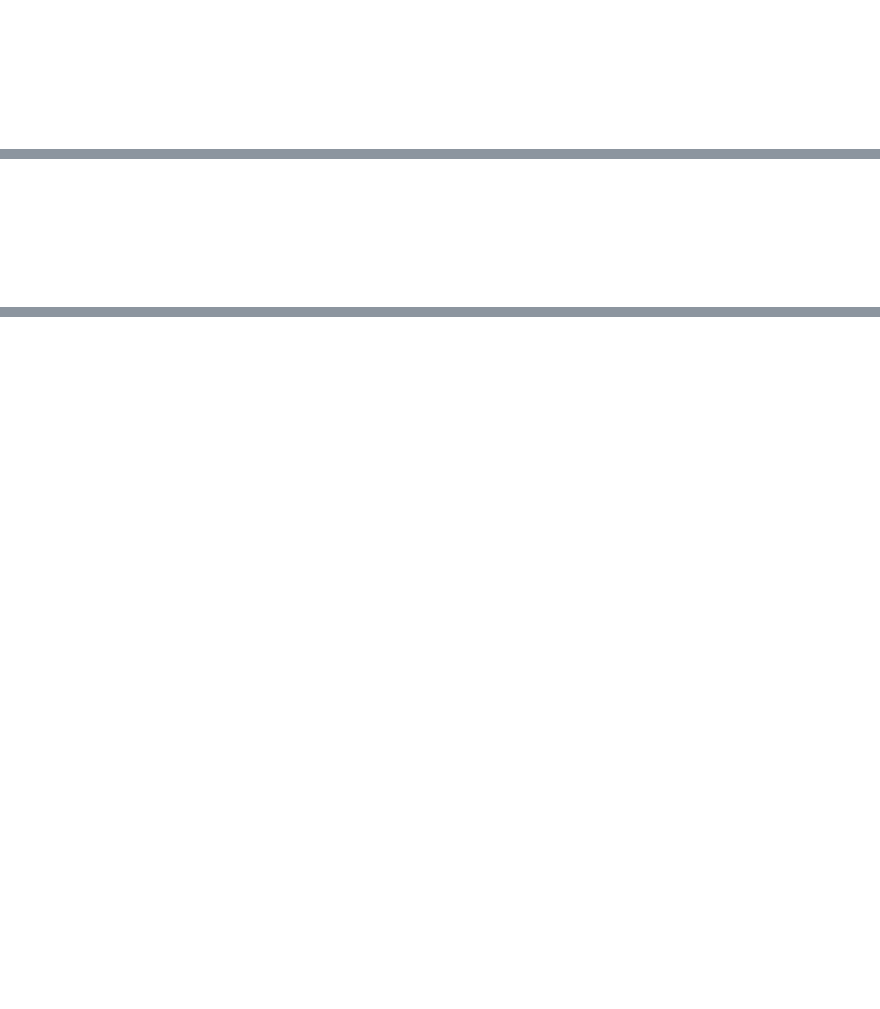
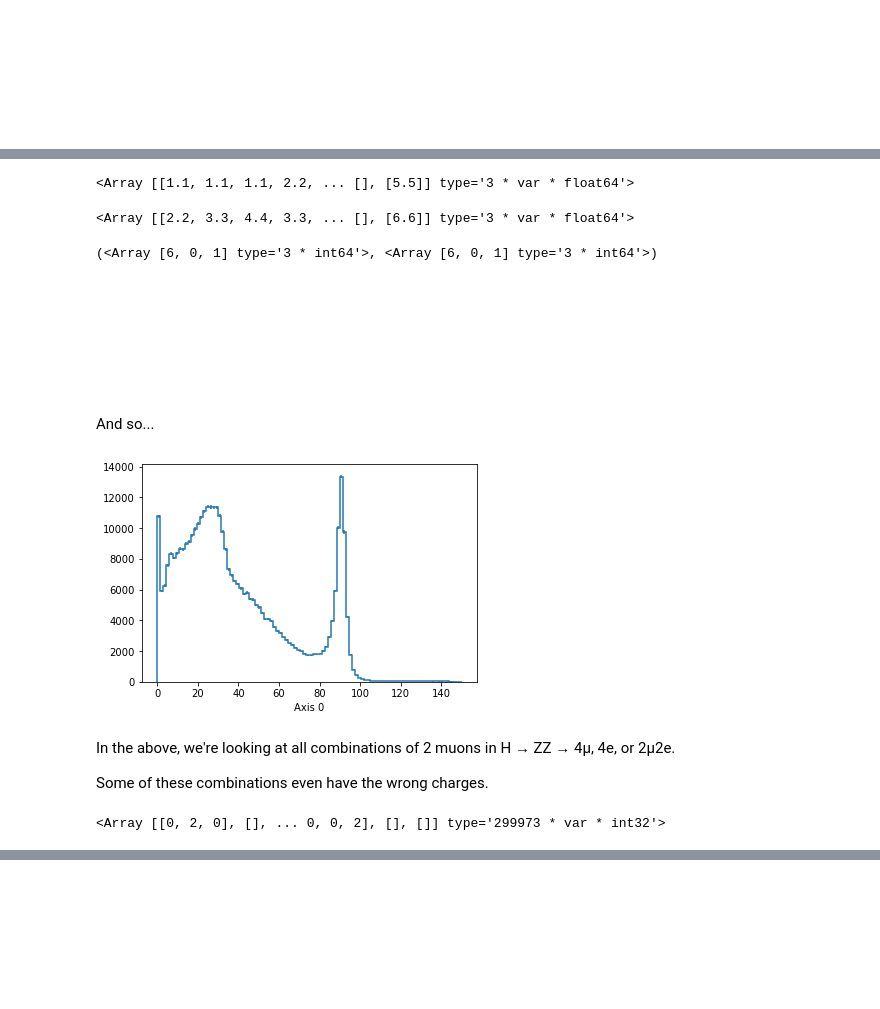
Before and after one commit to jpivarski-talks/2022-08-03-codas-hep-columnar-tutorial, a Jupyter notebook: project.ipynb, the cells around one changed output, grey strips where cells are left out. Drawn from its saved outputs; the diff is of its cells as text; code cells hidden in the pictures; blank space fills up the shorter version.

```diff
--- a/project.ipynb
+++ b/project.ipynb
@@ -102,0 +162,3 @@ HERE
+# %%
+beamspot_x, beamspot_y, beamspot_z = ak.mean(events.PV.x), ak.mean(events.PV.y), ak.mean(events.PV.z)
+beamspot_x, beamspot_y, beamspot_z
@@ -102,0 +167,7 @@ HERE
+# %%
+beamspot_PV = ak.zip({
+    "x": events.PV.x - beamspot_x,
+    "y": events.PV.y - beamspot_y,
+    "z": events.PV.z - beamspot_z,
+}, with_name="Vector3D")
+beamspot_PV
@@ -102,0 +180,2 @@ HERE
+# %%
+events["beamspot_PV"] = beamspot_PV
@@ -103,2 +341,29 @@ HERE
+# %%
+pairs["0"]   # NOT pairs[0], the string "0" is the NAME of the first tuple field
+# %% [output]
+<Array [[1.1, 1.1, 1.1, 2.2, ... [], [5.5]] type='3 * var * float64'>
+# %%
+pairs["1"]
+# %% [output]
+<Array [[2.2, 3.3, 4.4, 3.3, ... [], [6.6]] type='3 * var * float64'>
+# %%
+ak.num(pairs["0"]), ak.num(pairs["1"])
+# %% [output]
+(<Array [6, 0, 1] type='3 * int64'>, <Array [6, 0, 1] type='3 * int64'>)
 # %% [markdown]
 <br><br><br><br><br>
+# %% [markdown]
+And so...
+# %%
+mu1, mu2 = ak.unzip(ak.combinations(events.muons, 2))
+hist.Hist.new.Regular(100, 0, 150).Double().fill(ak.ravel((mu1 + mu2).mass)).plot();
+# %% [output]
+[figure, added]
+# %% [markdown]
+In the above, we're looking at all combinations of 2 muons in H → ZZ → 4μ, 4e, or 2μ2e.
+
+Some of these combinations even have the wrong charges.
+# %%
+mu1.charge + mu2.charge
+# %% [output]
+<Array [[0, 2, 0], [], ... 0, 0, 2], [], []] type='299973 * var * int32'>
```
Also changed, not shown: parts of 132 cells of this notebook.
